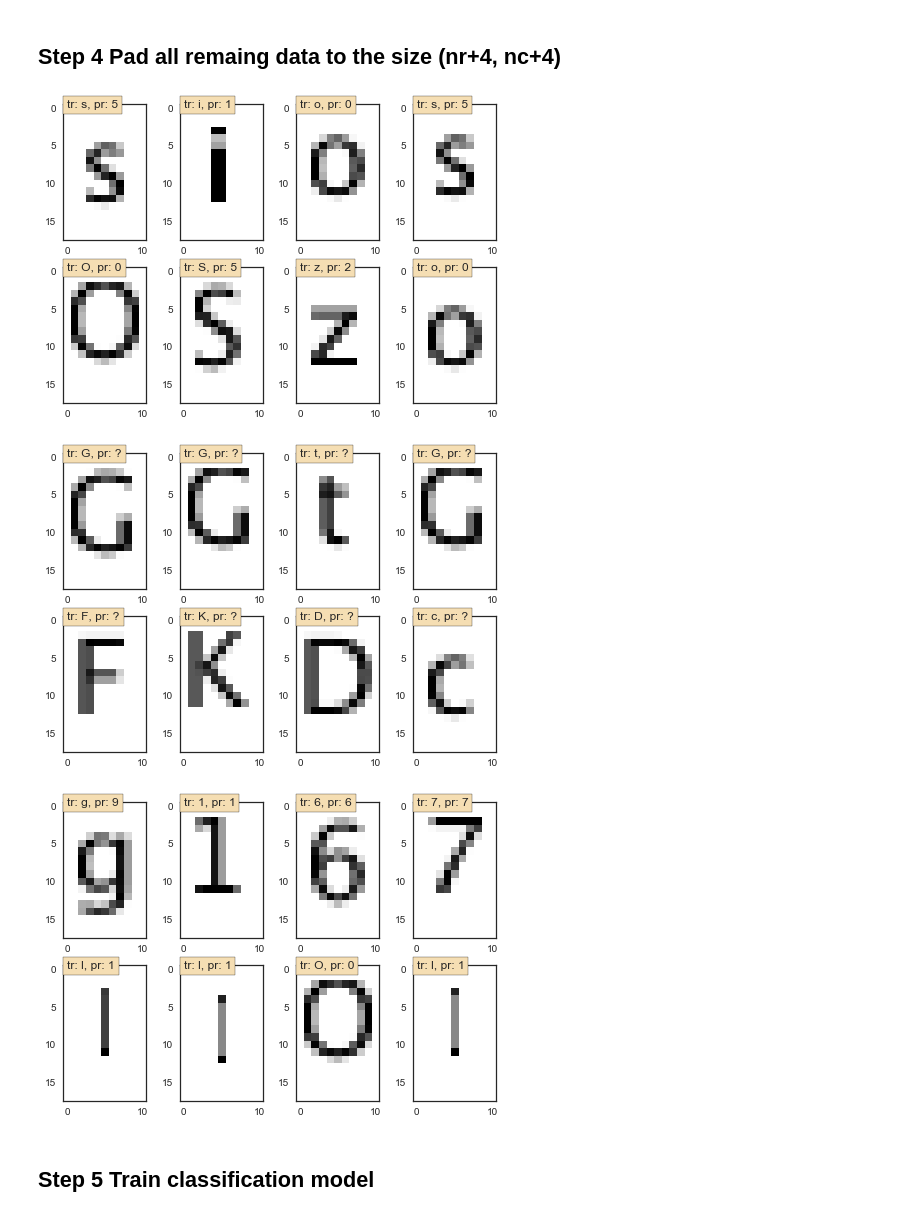
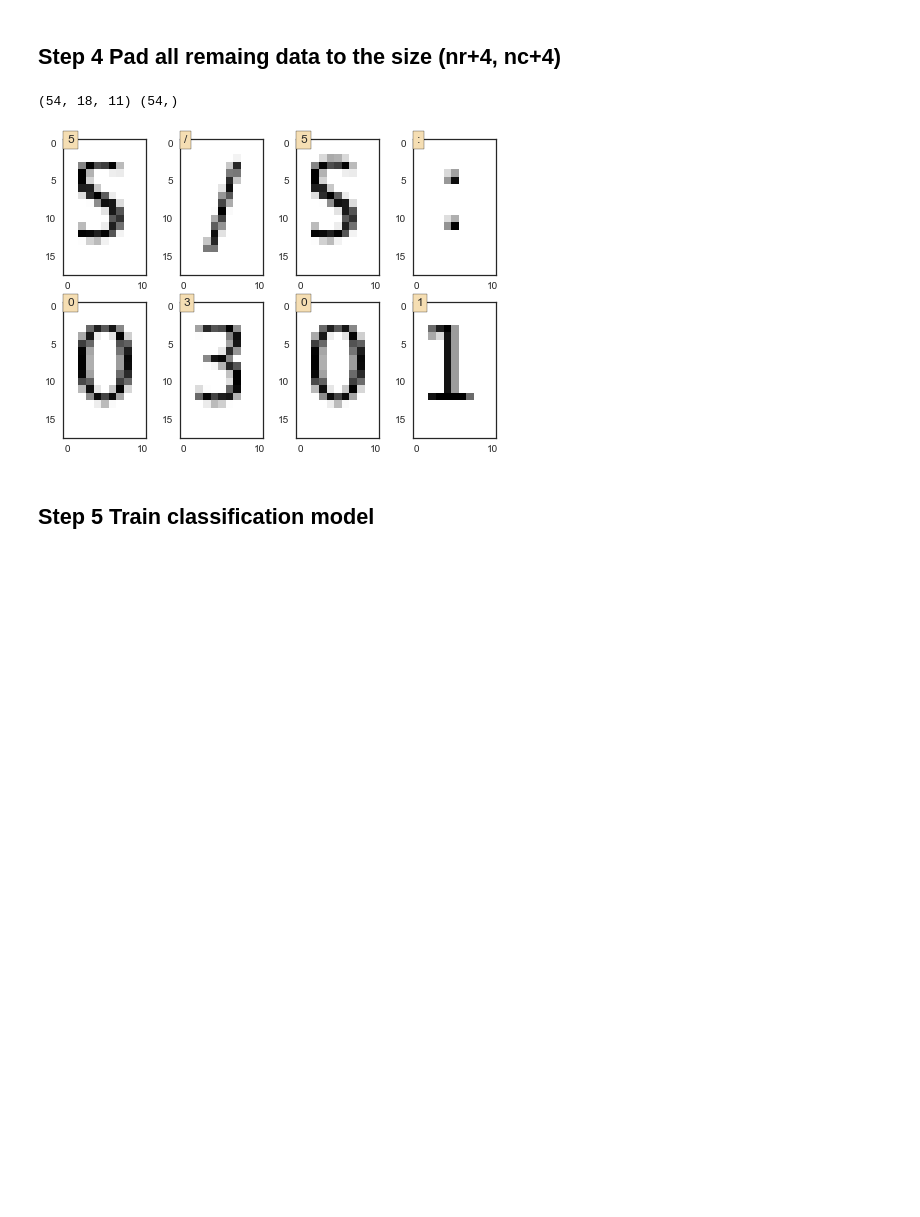
Before and after one commit to kota7/kgschart, a Jupyter notebook: train/2e-train_caption-ja-loose_model.ipynb, the cells around one changed output. Saved outputs shown, nothing was run; the diff lists cells and outputs as text; code cells hidden in the pictures; blank space fills up the shorter version.

```diff
--- a/train/2e-train_caption-ja-loose_model.ipynb
+++ b/train/2e-train_caption-ja-loose_model.ipynb
@@ -202,34 +202,39 @@ included samples
 # %%
 X_in = [pad_image(x, target_shape[0], target_shape[1], 1.0) for x in X_in]
 X_in = [np.expand_dims(x, axis=0) for x in X_in]
 X_in = np.vstack(X_in)
 
 Y_in = np.array(Y_in)
 
 allowed_confusions = [
     ('2', 'z'), ('2', 'Z'),
     ('5', 's'), ('5', 'S'),
     ('9', 'g'),
     ('0', 'o'), ('0', 'O'),
     ('1', 'I'), ('1', 'i'), ('1', 'l')
 ]
 Y_in2 = np.array([y for y in Y_in])
 for a in allowed_confusions:
     Y_in2[Y_in == a[1]] = a[0]
 
-random_plot(X_in[Y_in != Y_in2], Y_in[Y_in != Y_in2], Y_in2[Y_in != Y_in2])
+#random_plot(X_in[Y_in != Y_in2], Y_in[Y_in != Y_in2], Y_in2[Y_in != Y_in2])
 
 for i in range(len(Y_in2)):
     if not Y_in2[i] in relevant_letters:
         Y_in2[i] = '?'
 
-random_plot(X_in[Y_in2 == '?'], Y_in[Y_in2 == '?'], Y_in2[Y_in2 == '?'])
+#random_plot(X_in[Y_in2 == '?'], Y_in[Y_in2 == '?'], Y_in2[Y_in2 == '?'])
+#random_plot(X_in[Y_in2 != '?'], Y_in[Y_in2 != '?'], Y_in2[Y_in2 != '?'])
 
-random_plot(X_in[Y_in2 != '?'], Y_in[Y_in2 != '?'], Y_in2[Y_in2 != '?'])
+
+flg = (Y_in2 != '?')
+X_in = X_in[flg,:,:]
+Y_in2 = Y_in2[flg]
+print(X_in.shape,Y_in2.shape)
+random_plot(X_in, Y_in2)
 # %% [output]
+(54, 18, 11) (54,)
-[figure, old version]
+[figure, new version]
-[figure, removed]
-[figure, removed]
 # %% [markdown]
 ## Step 5 Train classification model
 # %%
```
Also changed, not shown: parts of 8 cells of this notebook, 43 other files.
